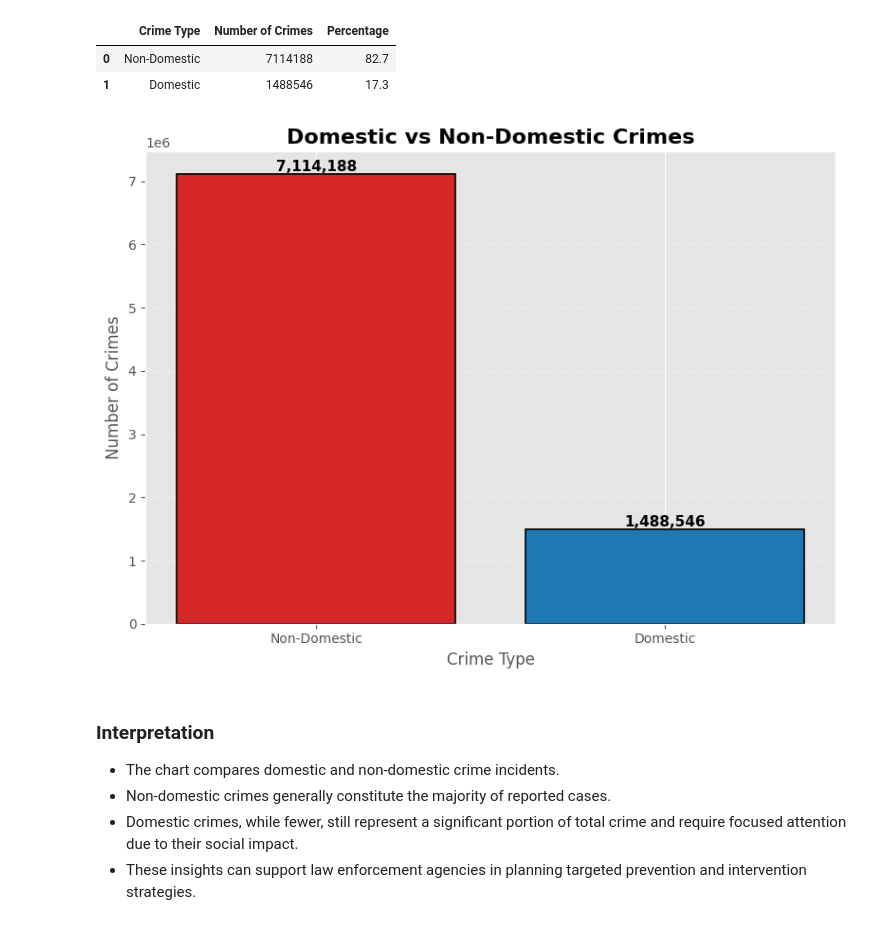
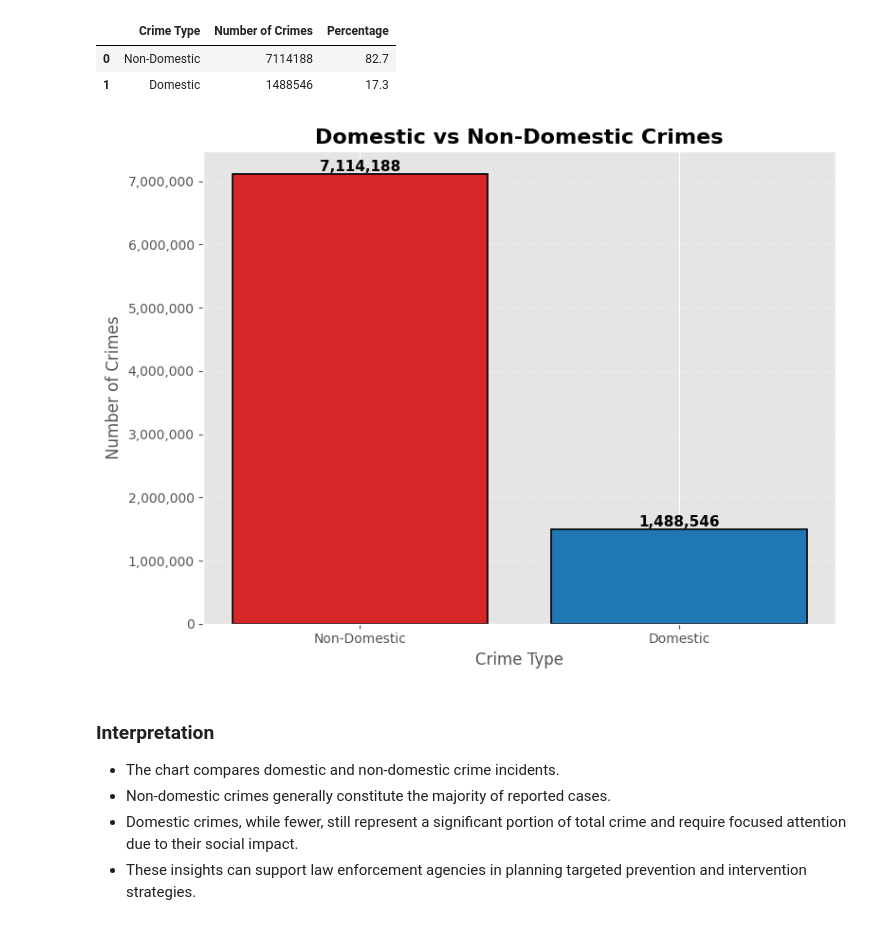
Before and after one commit to arnavon2005/Army_Provost_ML_Project, a Jupyter notebook: 04_Exploratory_Data_Analysis.ipynb, the cells around one changed output. Cells and saved outputs as stored; diff of their text form; code cells hidden in the pictures.

```diff
--- a/04_Exploratory_Data_Analysis.ipynb
+++ b/04_Exploratory_Data_Analysis.ipynb
@@ -1055,6 +1055,7 @@ Domestic vs Non-Domestic Crime Summary
 # ============================================
 # Visualization
 # ============================================
+from matplotlib.ticker import StrMethodFormatter
 
 plt.figure(figsize=(8, 6))
 
@@ -1076,34 +1077,36 @@ plt.title(
 
 plt.xlabel("Crime Type", fontsize=12)
 plt.ylabel("Number of Crimes", fontsize=12)
+ax = plt.gca()
+ax.yaxis.set_major_formatter(StrMethodFormatter('{x:,.0f}'))
 
 plt.grid(axis="y", linestyle="--", alpha=0.4)
 
 # Value labels
 for bar in bars:
     height = bar.get_height()
     plt.text(
         bar.get_x() + bar.get_width()/2,
         height,
         f"{int(height):,}",
         ha="center",
         va="bottom",
         fontsize=11,
         fontweight="bold"
     )
 
 plt.tight_layout()
 
 # Save figure automatically
 plt.savefig(
     FIGURES_PATH + "/domestic_vs_non_domestic_crimes.png",
     dpi=300,
     bbox_inches="tight"
 )
 
 plt.show()
 # %% [output]
-[figure, old version]
+[figure, new version]
 # %% [markdown]
 ### Interpretation
 
```
Also changed, not shown: parts of 4 cells of this notebook.
